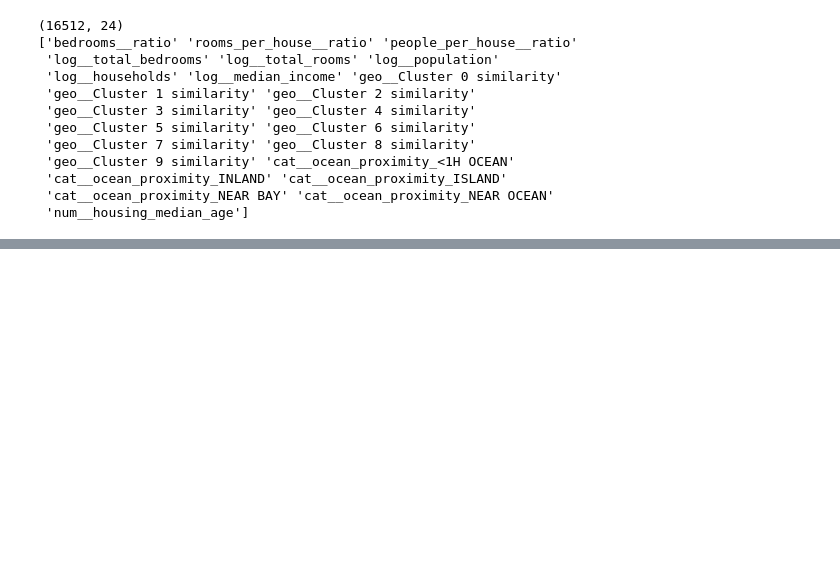
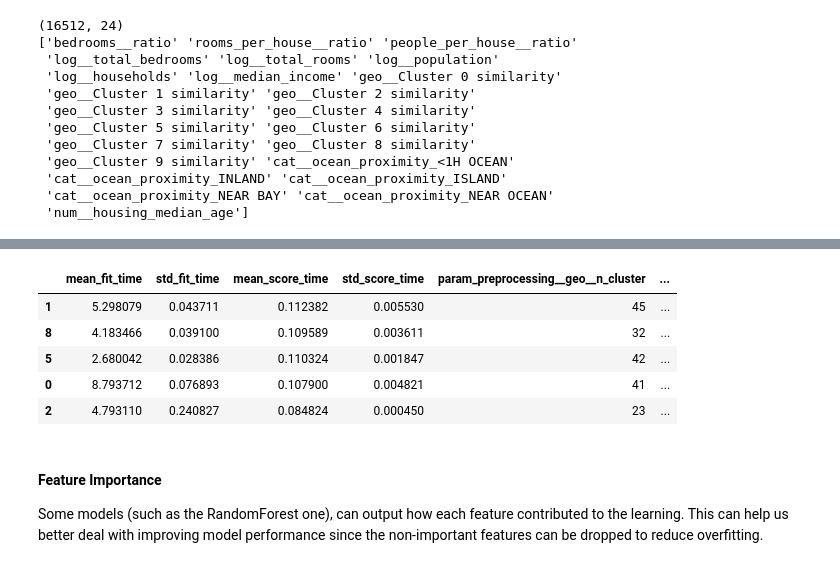
Before and after one commit to adamscarlat/hands-on-ML-with-Scikit-Learn-and-Tensorflow, a Jupyter notebook: edition3/ch2-end-to-end/housing-prices.ipynb, the cells around one changed output, grey strips where cells are left out. Cells and saved outputs as stored; diff of their text form; code cells hidden in the pictures; blank space fills up the shorter version.

```diff
--- a/edition3/ch2-end-to-end/housing-prices.ipynb
+++ b/edition3/ch2-end-to-end/housing-prices.ipynb
@@ -578,0 +749,23 @@ print (preprocessing.get_feature_names_out())
+# %%
+full_pipeline = Pipeline([
+  ("preprocessing", preprocessing),
+  ("random_forest", RandomForestRegressor(random_state=42))
+])
+
+# Since we're using composite pipelines to process the training data, our hyperparameters are buried deep in the
+# pipeline's transformers and predictors. To access these parameters we use the pipeline's name followed by underscore
+# to get to the pipeline/transformer/predictor name followed by the name of the hyperparameter we're changing.
+
+# For example, preprocessing__geo__n_cluster ->
+# preprocessing pipeline, geo transformer (ClusterSimilarity), n_cluster hyperparameter
+param_grid = [
+  {'preprocessing__geo__n_cluster': [5,8,10],
+   'random_forest__max_features': [4,6,8]},
+   {'preprocessing__geo__n_cluster': [10,15],
+    'random_forest__max_features': [6,8,10]}
+]
+
+# First set of hyperparameters options will yield 3 * 3 = 9 combinations, the second set will yield 2 * 3 = 6 combinations.
+# 9 + 6 = 15 different parameter combinations to try over 3 CV rounds (k = 3) yields 15 * 3 = 45 training/evaluation rounds.
+grid_search = GridSearchCV(full_pipeline, param_grid, cv=3, scoring='neg_root_mean_squared_error')
+grid_search.fit(housing, housing_labels)
@@ -578,0 +807,10 @@ print (preprocessing.get_feature_names_out())
+# %%
+# Preferable when number of hyperparameter combination is large.
+
+params_ditribs = {'preprocessing__geo__n_cluster': randint(low=3, high=50),
+                  'random_forest__max_features': randint(low=2, high=20)}
+
+rnd_search = RandomizedSearchCV(full_pipeline, param_distributions=params_ditribs, n_iter=10, cv=3,
+                                scoring='neg_root_mean_squared_error', random_state=42)
+
+rnd_search.fit(housing, housing_labels)
@@ -578,0 +834,17 @@ print (preprocessing.get_feature_names_out())
+# %%
+# Getting the best model and its hyperparameters. We can see further improvement (41000)
+final_model = rnd_search.best_estimator_
+cv_res = pd.DataFrame(rnd_search.cv_results_)
+cv_res.sort_values(by="rank_test_score", ascending=True, inplace=True)
+cv_res.head()
+# %% [output]
+|  | mean_fit_time | std_fit_time | mean_score_time | std_score_time | param_preprocessing__geo__n_cluster | ... |
+| 1 | 5.298079 | 0.043711 | 0.112382 | 0.005530 | 45 | ... |
+| 8 | 4.183466 | 0.039100 | 0.109589 | 0.003611 | 32 | ... |
+| 5 | 2.680042 | 0.028386 | 0.110324 | 0.001847 | 42 | ... |
+| 0 | 8.793712 | 0.076893 | 0.107900 | 0.004821 | 41 | ... |
+| 2 | 4.793110 | 0.240827 | 0.084824 | 0.000450 | 23 | ... |
+# %% [markdown]
+#### Feature Importance
+
+Some models (such as the RandomForest one), can output how each feature contributed to the learning. This can help us better deal with improving model performance since the non-important features can be dropped to reduce overfitting.
```
Also changed, not shown: parts of 27 cells of this notebook, 2 other files.
